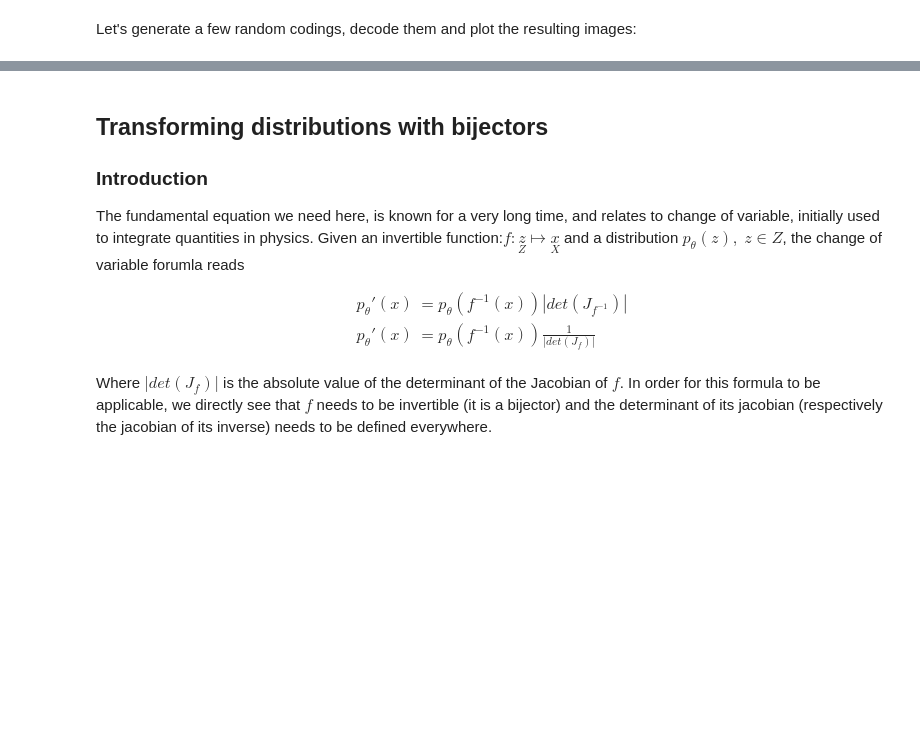
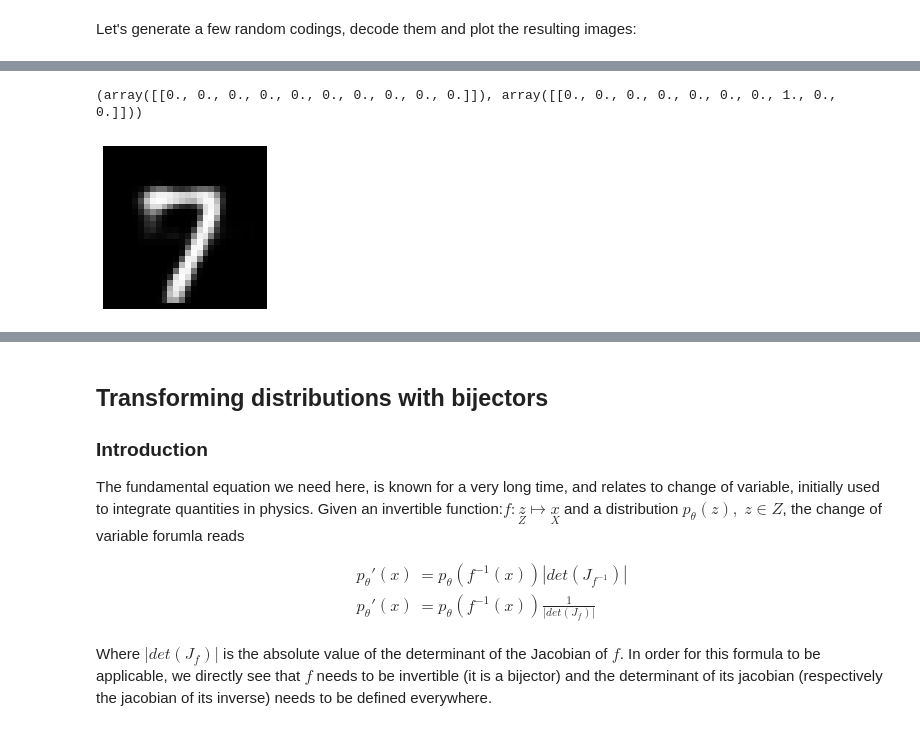
Before and after one commit to gnthibault/Optimisation-Python, a Jupyter notebook: NormalizingFlows.ipynb, the cells around one changed output, grey strips where cells are left out. Drawn from its saved outputs; the diff is of its cells as text; code cells hidden in the pictures; blank space fills up the shorter version.

```diff
--- a/NormalizingFlows.ipynb
+++ b/NormalizingFlows.ipynb
@@ -1203,0 +1377,20 @@ plot_multiple_images(images, 4)
+# %%
+def construct_numvec(digit, z = None):
+    hot_encoded_class = np.zeros((1, size_labels[0]))
+    hot_encoded_class[:, digit] = 1.
+    if z is None:
+        latent_code = np.zeros((1, codings_size))
+        return latent_code, hot_encoded_class
+    else:
+        return z.reshape(1,-1), hot_encoded_class
+
+sample = construct_numvec(7)
+print(sample)
+
+plt.figure(figsize=(3, 3))
+generated = variational_decoder.predict(sample).reshape(28,28)
+plt.imshow(generated, cmap = plt.cm.gray), plt.axis('off')
+plt.show()
+# %% [output]
+(array([[0., 0., 0., 0., 0., 0., 0., 0., 0., 0.]]), array([[0., 0., 0., 0., 0., 0., 0., 1., 0., 0.]]))
+[figure, added]
```
Also changed, not shown: parts of 20 cells of this notebook, 3 other files.
